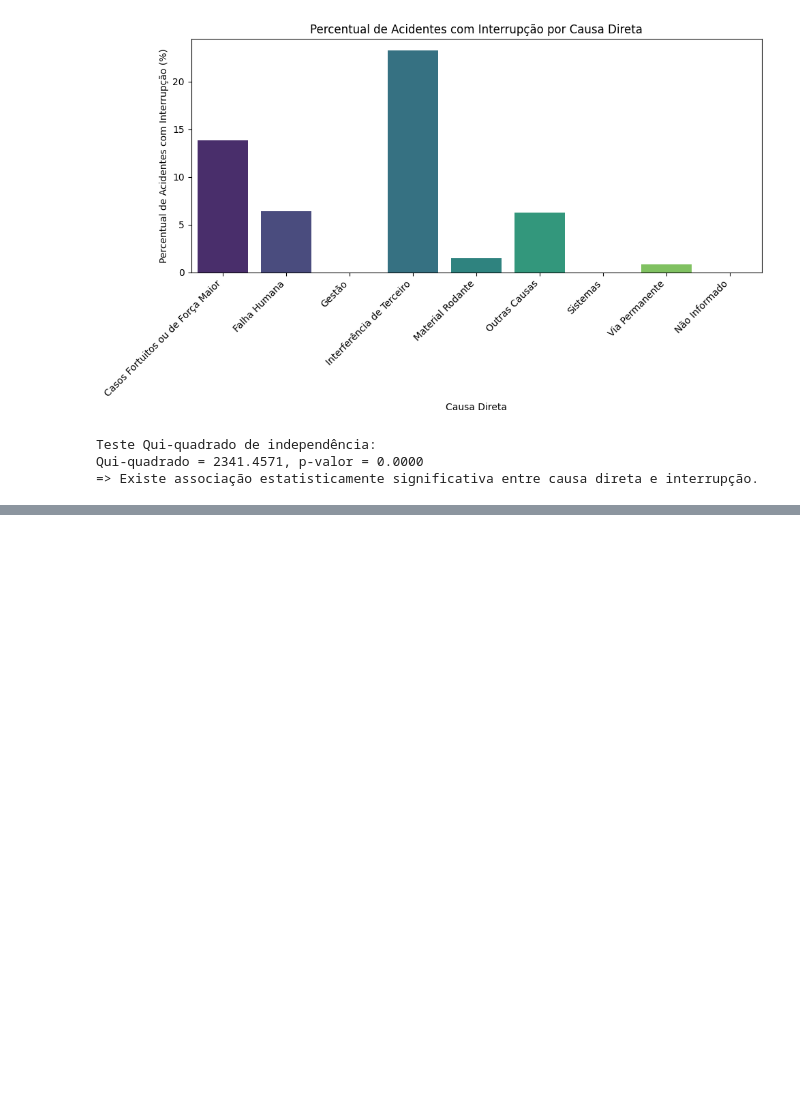
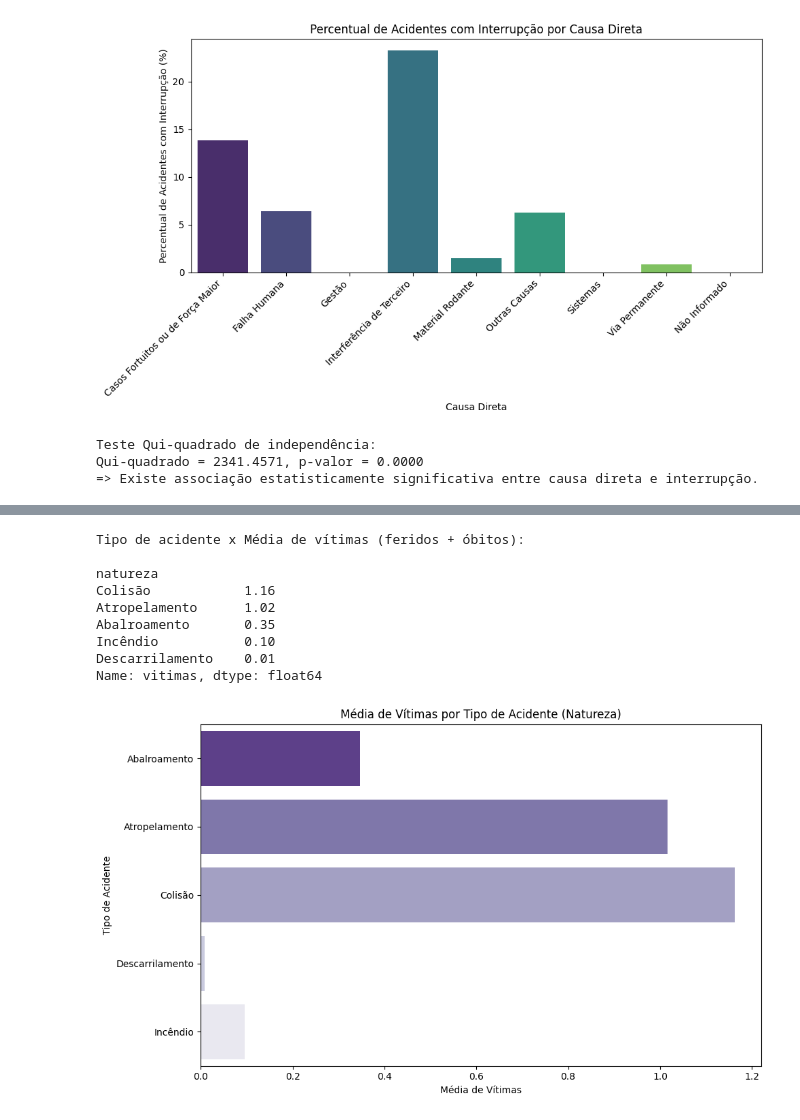
Before and after one commit to fabarroso/MVP1, a Jupyter notebook: MVP1.ipynb, the cells around one changed output, grey strips where cells are left out. Saved outputs shown, nothing was run; the diff lists cells and outputs as text; code cells hidden in the pictures; blank space fills up the shorter version.

```diff
--- a/MVP1.ipynb
+++ b/MVP1.ipynb
@@ -851,0 +856,31 @@ Name: count, dtype: int64
+# %%
+# Certos tipos de acidentes estão mais associados à fatalidades?
+
+print("\nTipo de acidente x Média de vítimas (feridos + óbitos):\n")
+
+# Criação de coluna com total de vítimas
+df['vitimas'] = df['n_feridos'].fillna(0) + df['n_obitos'].fillna(0)
+
+# Agrupamento por tipo de acidente (natureza)
+vitimas_por_tipo = df.groupby('natureza')['vitimas'].mean().sort_values(ascending=False)
+print(vitimas_por_tipo.round(2))
+
+# Gráfico
+plt.figure(figsize=(10,6))
+sns.barplot(x=vitimas_por_tipo.values, y=vitimas_por_tipo.index, palette='Purples_r')
+plt.title('Média de Vítimas por Tipo de Acidente (Natureza)')
+plt.xlabel('Média de Vítimas')
+plt.ylabel('Tipo de Acidente')
+plt.tight_layout()
+plt.show()
+# %% [output]
+Tipo de acidente x Média de vítimas (feridos + óbitos):
+
+natureza
+Colisão            1.16
+Atropelamento      1.02
+Abalroamento       0.35
+Incêndio           0.10
+Descarrilamento    0.01
+Name: vitimas, dtype: float64
+[figure, added]
```
Also changed, not shown: parts of 3 cells of this notebook.
